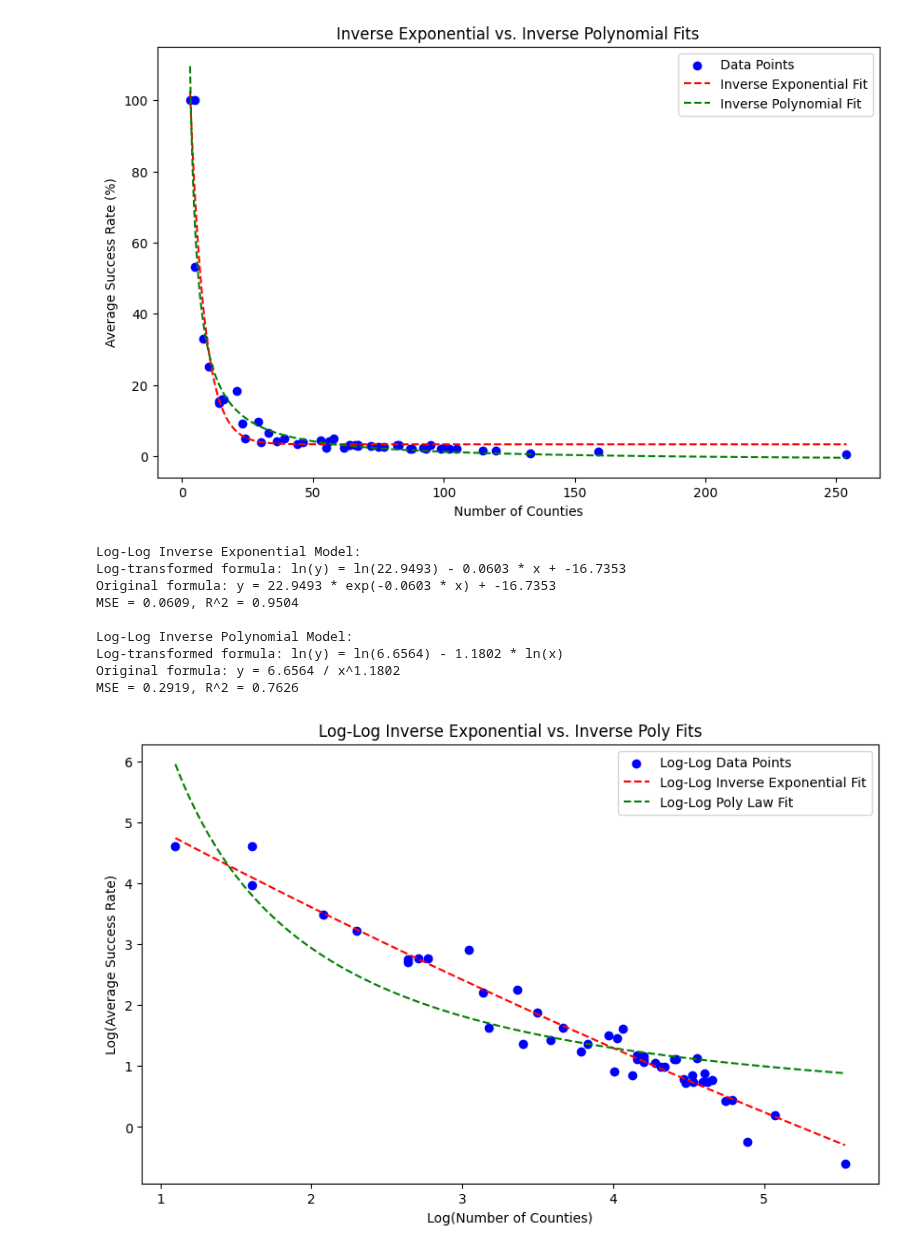
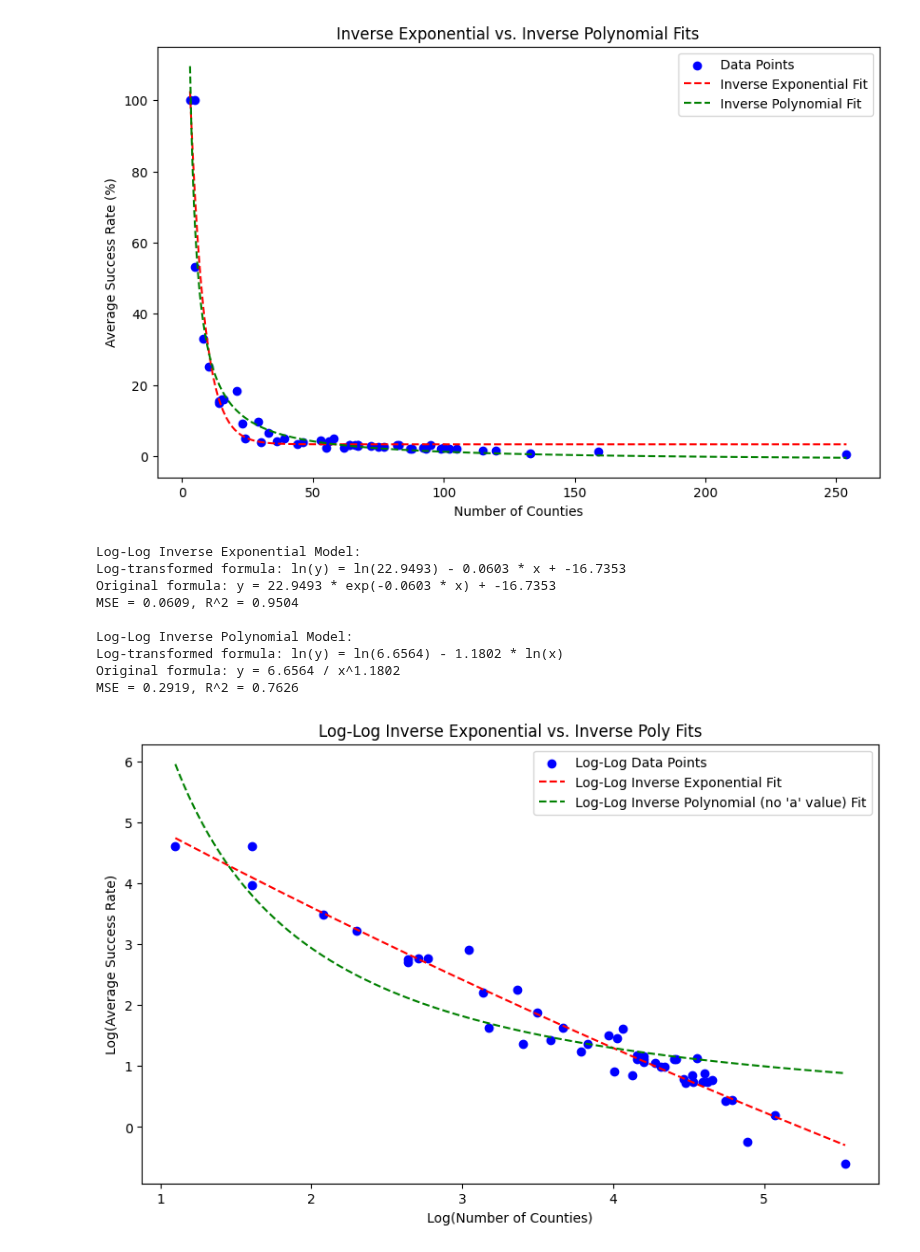
Before and after one commit to brookecarofeinberg/SamplingBalancedForests, a Jupyter notebook: cnty_plotting.ipynb, the cells around one changed output. Drawn from its saved outputs; the diff is of its cells as text; code cells hidden in the pictures.

```diff
--- a/cnty_plotting.ipynb
+++ b/cnty_plotting.ipynb
@@ -502,35 +502,35 @@ print(f"MSE = {mse_exp_log:.4f}, R^2 = {r2_exp_log:.4f}\n")
 print(f"Log-Log Inverse Polynomial Model:")
 print(f"Log-transformed formula: ln(y) = ln({c_poly_log:.4f}) - {b_poly_log:.4f} * ln(x)")
 print(f"Original formula: y = {c_poly_log:.4f} / x^{b_poly_log:.4f}")
 print(f"MSE = {mse_poly_log:.4f}, R^2 = {r2_poly_log:.4f}")
 
 # Generate x values for plotting the fitted curves
 x_vals_log = np.linspace(min(log_counties), max(log_counties), 500)
 y_vals_exp_log = inverse_exponential(x_vals_log, a_exp_log, b_exp_log, c_exp_log)
 y_vals_poly_log = inverse_polynomial(x_vals_log, c_poly_log, b_poly_log)
 
 # Plot log-log transformed data and fits
 plt.figure(figsize=(10, 6))
 plt.scatter(log_counties, log_avg_success_rates, color='blue', label="Log-Log Data Points")
 plt.plot(x_vals_log, y_vals_exp_log, "r--", label="Log-Log Inverse Exponential Fit")
-plt.plot(x_vals_log, y_vals_poly_log, "g--", label="Log-Log Poly Law Fit")
+plt.plot(x_vals_log, y_vals_poly_log, "g--", label="Log-Log Inverse Polynomial (no 'a' value) Fit")
 
 plt.xlabel("Log(Number of Counties)")
 plt.ylabel("Log(Average Success Rate)")
 plt.title("Log-Log Inverse Exponential vs. Inverse Poly Fits")
 plt.legend()
 plt.show()
 # %% [output]
 Log-Log Inverse Exponential Model:
 Log-transformed formula: ln(y) = ln(22.9493) - 0.0603 * x + -16.7353
 Original formula: y = 22.9493 * exp(-0.0603 * x) + -16.7353
 MSE = 0.0609, R^2 = 0.9504
 
 Log-Log Inverse Polynomial Model:
 Log-transformed formula: ln(y) = ln(6.6564) - 1.1802 * ln(x)
 Original formula: y = 6.6564 / x^1.1802
 MSE = 0.2919, R^2 = 0.7626
-[figure, old version]
+[figure, new version]
 # %%
 import numpy as np
 from scipy.optimize import curve_fit
```
Also changed, not shown: parts of 3 cells of this notebook.
